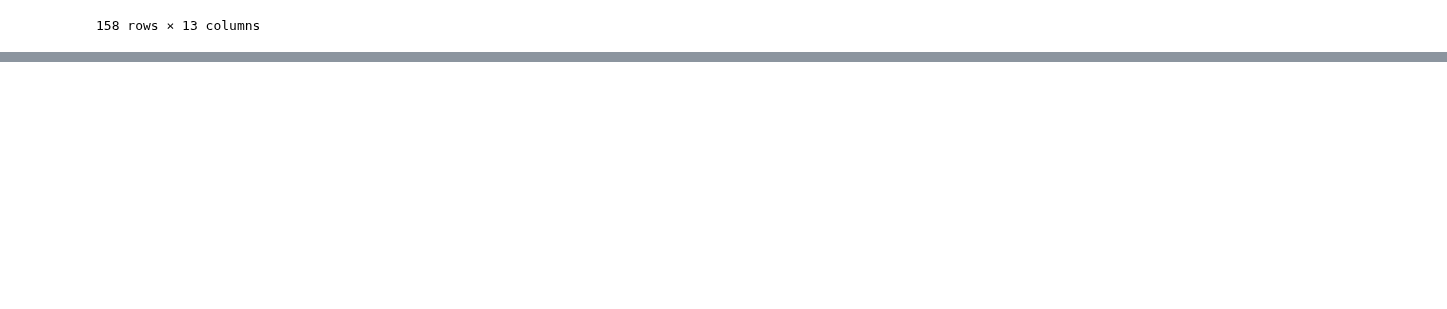
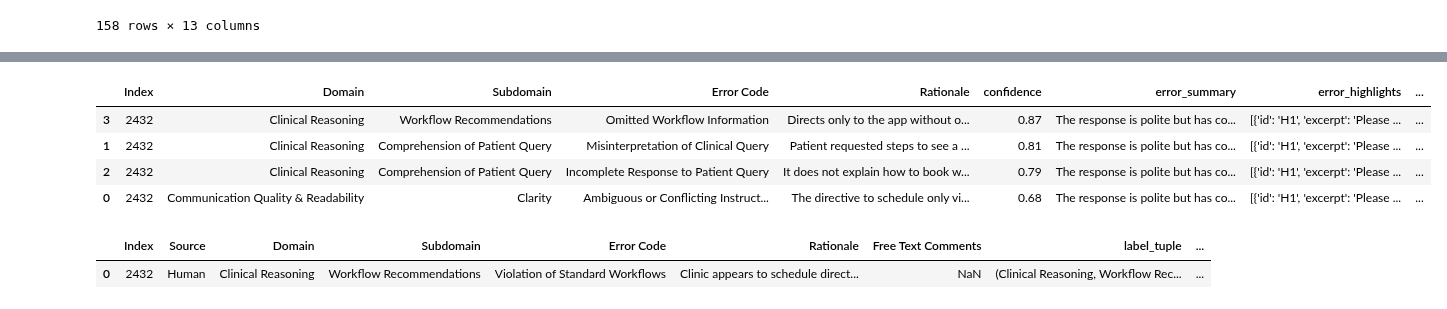
Before and after one commit to HealthRex/CDSS, a Jupyter notebook: scripts/antibiotic-susceptibility/Aim 4/AIM4/Embedding_Pilot_Exp/src/notebook/comparison_with_new_pipeline.ipynb, the cells around one changed output, grey strips where cells are left out. Drawn from its saved outputs; the diff is of its cells as text; code cells hidden in the pictures; blank space fills up the shorter version.

```diff
--- a/scripts/antibiotic-susceptibility/Aim 4/AIM4/Embedding_Pilot_Exp/src/notebook/comparison_with_new_pipeline.ipynb
+++ b/scripts/antibiotic-susceptibility/Aim 4/AIM4/Embedding_Pilot_Exp/src/notebook/comparison_with_new_pipeline.ipynb
@@ -106,9 +107,12 @@ index_list = [2432,
  281063]
 # %%
 physician_validation_path = "/Users/sandychen/Library/CloudStorage/Box-Box/Prospective Labeling V3/Data/Stephen Labels.xlsx"
-baseline_path_jsonl = "../DSPy_results_batch_previously_labeled_100_dedup_with_prev_msg/labeler_results.jsonl"
-enhance_path_jsonl = "../DSPy_results_batch_previously_labeled_100_dedup_with_prev_msg_w_ref/labeler_results.jsonl"
-codebook_path = "../data/input_data/dedup_codebook.csv"
+enhance_path_jsonl = "../DSPy_results_batch_previously_labeled_100_dedup_with_prev_msg_w_ref_colbert/labeler_results.jsonl"
+baseline_path_jsonl = "../DSPy_results_batch_previously_labeled_100_dedup_with_prev_msg_w_ref/labeler_results.jsonl"
+# enhance_path_jsonl = "/Users/sandychen/Library/CloudStorage/Box-Box/Prospective Labeling V3/Pipeline_v2_data/DSPy_results_batch_previously_labeled_100_dedup_with_prev_msg_w_ref_colbert/labeler_results.jsonl"
+# baseline_path_jsonl = "/Users/sandychen/Library/CloudStorage/Box-Box/Prospective Labeling V3/Pipeline_v2_data/DSPy_results_batch_previously_labeled_100_dedup_with_prev_msg_w_ref_colbert/labeler_results.jsonl"
+# codebook_path = "../data/input_data/dedup_codebook.csv"
+codebook_path = "/Users/sandychen/Library/CloudStorage/Box-Box/Prospective Labeling V3/Pipeline_v2_data/dedup_codebook.csv"
 # %%
 Physician_label = pd.read_excel(physician_validation_path)
 Physician_label_100 = Physician_label[Physician_label["Index"].isin(index_list)].sort_values(by="Index")
@@ -771,0 +653,13 @@ display(domain_conf.head(20)); display(subdomain_conf.head(20)); display(ecode_c
+# %%
+baseline_expanded[baseline_expanded["Index"] == 2432].sort_values(by="Subdomain", ascending=False)
+# %% [output]
+|  | Index | Domain | Subdomain | Error Code | Rationale | confidence | error_summary | error_highlights | ... |
+| 3 | 2432 | Clinical Reasoning | Workflow Recommendations | Omitted Workflow Information | Directs only to the app without o... | 0.87 | The response is polite but has co... | [{'id': 'H1', 'excerpt': 'Please ... | ... |
+| 1 | 2432 | Clinical Reasoning | Comprehension of Patient Query | Misinterpretation of Clinical Query | Patient requested steps to see a ... | 0.81 | The response is polite but has co... | [{'id': 'H1', 'excerpt': 'Please ... | ... |
+| 2 | 2432 | Clinical Reasoning | Comprehension of Patient Query | Incomplete Response to Patient Query | It does not explain how to book w... | 0.79 | The response is polite but has co... | [{'id': 'H1', 'excerpt': 'Please ... | ... |
+| 0 | 2432 | Communication Quality & Readability | Clarity | Ambiguous or Conflicting Instruct... | The directive to schedule only vi... | 0.68 | The response is polite but has co... | [{'id': 'H1', 'excerpt': 'Please ... | ... |
+# %%
+physician_df[physician_df["Index"] == 2432]
+# %% [output]
+|  | Index | Source | Domain | Subdomain | Error Code | Rationale | Free Text Comments | label_tuple | ... |
+| 0 | 2432 | Human | Clinical Reasoning | Workflow Recommendations | Violation of Standard Workflows | Clinic appears to schedule direct... | NaN | (Clinical Reasoning, Workflow Rec... | ... |
```
Also changed, not shown: parts of 15 cells of this notebook, 2 other files.
